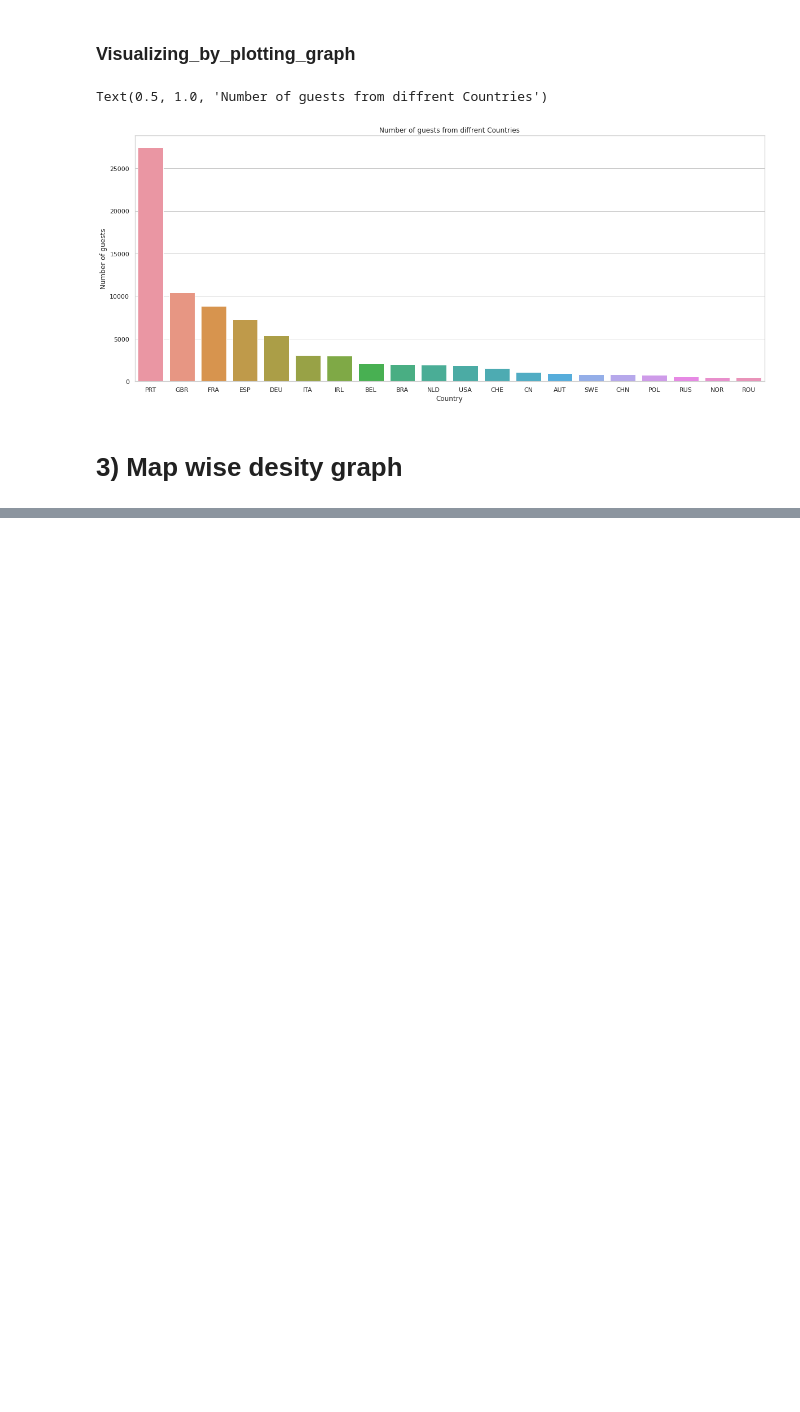
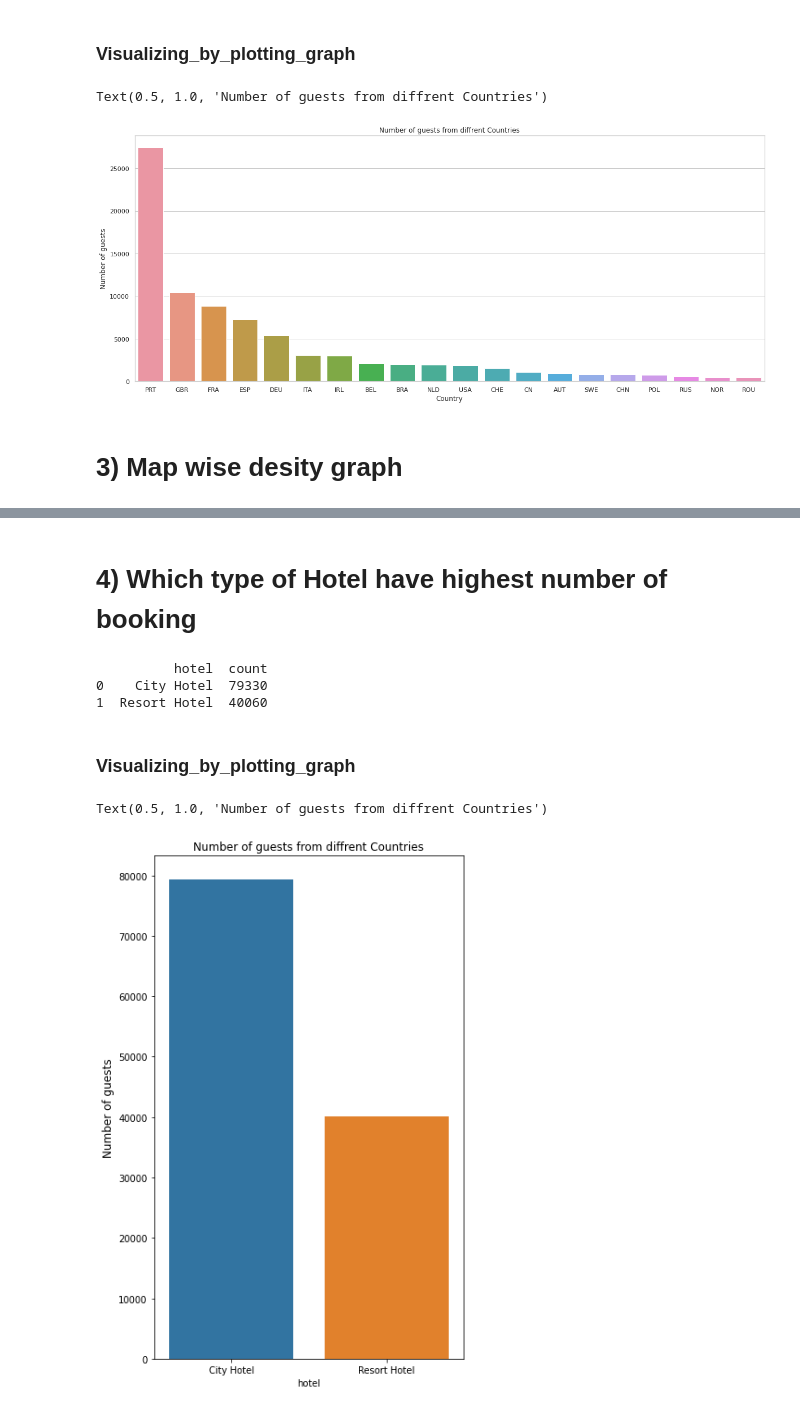
Before and after one commit to kuresh02/Hotel_Booking_EDA, a Jupyter notebook: Copy_of_Hotel_Booking_Analysis_Capstone_Project.ipynb, the cells around one changed output, grey strips where cells are left out. Saved outputs shown, nothing was run; the diff lists cells and outputs as text; code cells hidden in the pictures; blank space fills up the shorter version.

```diff
--- a/Copy_of_Hotel_Booking_Analysis_Capstone_Project.ipynb
+++ b/Copy_of_Hotel_Booking_Analysis_Capstone_Project.ipynb
@@ -339,0 +346,25 @@ guests_map.show()
+# %% [markdown]
+# 4) Which type of Hotel have highest number of booking
+# %%
+# return highest bookings made in a year
+Hotel_list= df_copy.groupby(['hotel'])['hotel'].agg({'count'}).reset_index().rename(columns={'index': "Serial" }).sort_values(by='count',ascending=False)
+# country_list.drop(country_list[country_list['country']==0].index,inplace=True)
+# country_list=country_list[:20]
+print(Hotel_list)
+# %% [output]
+          hotel  count
+0    City Hotel  79330
+1  Resort Hotel  40060
+# %% [markdown]
+### Visualizing_by_plotting_graph
+# %%
+
+# Visualizing by  plotting the graph
+plt.figure(figsize=(6,10))
+sns.barplot(x=Hotel_list['hotel'],y=Hotel_list['count'])
+plt.xlabel('hotel')
+plt.ylabel('Number of guests',fontsize=12)
+plt.title("Number of guests from diffrent Countries")
+# %% [output]
+Text(0.5, 1.0, 'Number of guests from diffrent Countries')
+[figure, added]
```
Also changed, not shown: parts of 10 cells of this notebook.
